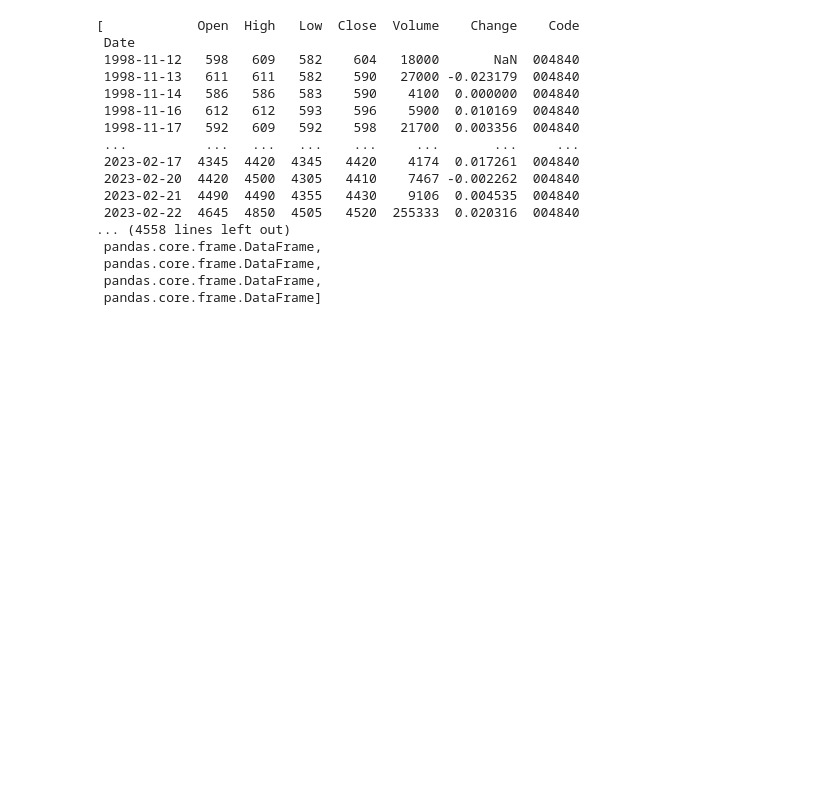
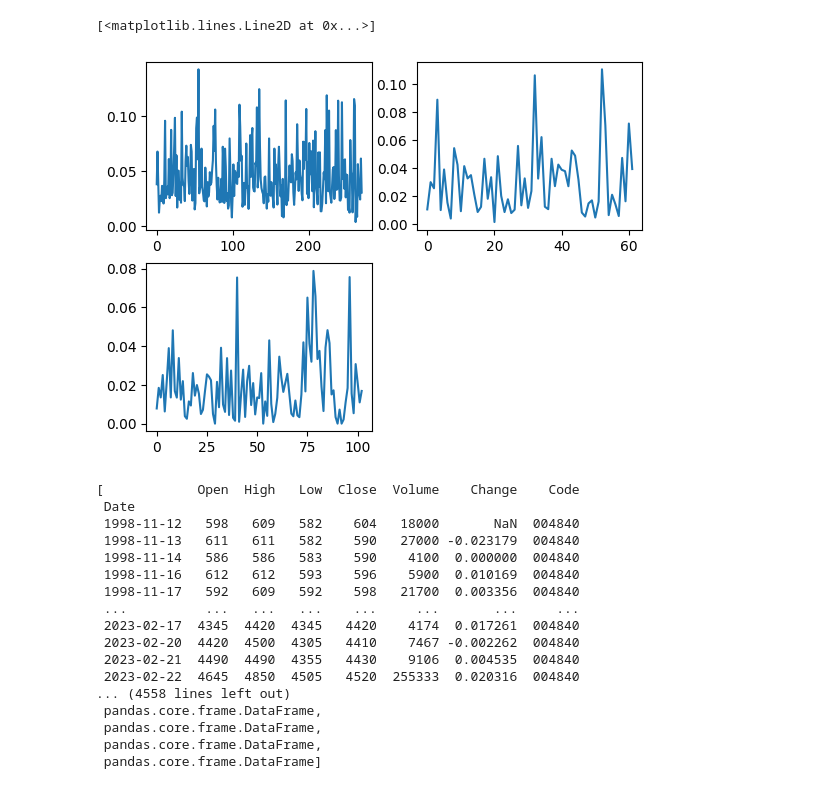
Before and after one commit to Hy-MDL/DB, a Jupyter notebook: Total copy.ipynb, the cells around one changed output. Cells and saved outputs as stored; diff of their text form; code cells hidden in the pictures; blank space fills up the shorter version.

```diff
--- a/Total copy.ipynb
+++ b/Total copy.ipynb
@@ -162,0 +179,10 @@ for i in range(len(df_kr1)):
+# %%
+## 상장 기업별 특이값제거
+index1 = kr_ft_V_1[kr_ft_V_1[0]>= 0.04].index
+index2 = kr_ft_V_2[kr_ft_V_2[0] >= 0.018].index
+index3 = kr_ft_V_3[kr_ft_V_3[0]>= 0.05].index
+index4 = kr_ft_V_4[kr_ft_V_4[0]>= 0.03].index
+df_Kr1.drop(index1 ,axis='index', inplace=True)
+df_Kr2.drop(index2 ,axis='index', inplace=True)
+df_Kr3.drop(index3 ,axis='index', inplace=True)
+df_Kr4.drop(index4 ,axis='index', inplace=True)
@@ -163,3 +206,29 @@ for i in range(len(df_kr1)):
+# %%
+kr_ft_15_TB_1 =[]
+kr_ft_15_TB_2 =[]
+kr_ft_15_TB_3 =[]
+kr_ft_15_TB =[]
+
+for i in range(len(df_Kr1)):
+    kr_ft_15_TB_1.append(len(df_Kr1[0].iloc[i].loc[:'2015-6-15'][(df_Kr1[0].iloc[i].loc[:'2015-6-15']['Change']>0.08) | (df_Kr1[0].iloc[i].loc[:'2015-6-15']['Change']< -0.08)])/len(df_Kr1[0].iloc[i].loc[:'2015-6-15']))
+
+for i in range(len(df_Kr2)):
+    kr_ft_15_TB_2.append(len(df_Kr2[0].iloc[i].loc[:'2015-6-15'][(df_Kr2[0].iloc[i].loc[:'2015-6-15']['Change']>0.08) | (df_Kr2[0].iloc[i].loc[:'2015-6-15']['Change']< -0.08)])/len(df_Kr2[0].iloc[i].loc[:'2015-6-15']))
+
+for i in range(len(df_Kr3)):
+    kr_ft_15_TB_3.append(len(df_Kr3[0].iloc[i].loc[:'2015-6-15'][(df_Kr3[0].iloc[i].loc[:'2015-6-15']['Change']>0.08) | (df_Kr3[0].iloc[i].loc[:'2015-6-15']['Change']< -0.08)])/len(df_Kr3[0].iloc[i].loc[:'2015-6-15']))
+# %%
+plt.subplot(2, 2, 1)
+plt.plot(pd.DataFrame(kr_ft_15_TB_1))
+
+plt.subplot(2, 2, 2)
+plt.plot(pd.DataFrame(kr_ft_15_TB_2))
+
+plt.subplot(2, 2, 3)
+plt.plot(pd.DataFrame(kr_ft_15_TB_3))
+# %% [output]
+[<matplotlib.lines.Line2D at 0x...>]
+[figure, added]
 # %%
 kr1.drop(index = kr1_ft_V[kr1_ft_V[0]>= 0.04].index)
 # %% [output]
```
Also changed, not shown: parts of 17 cells of this notebook.
